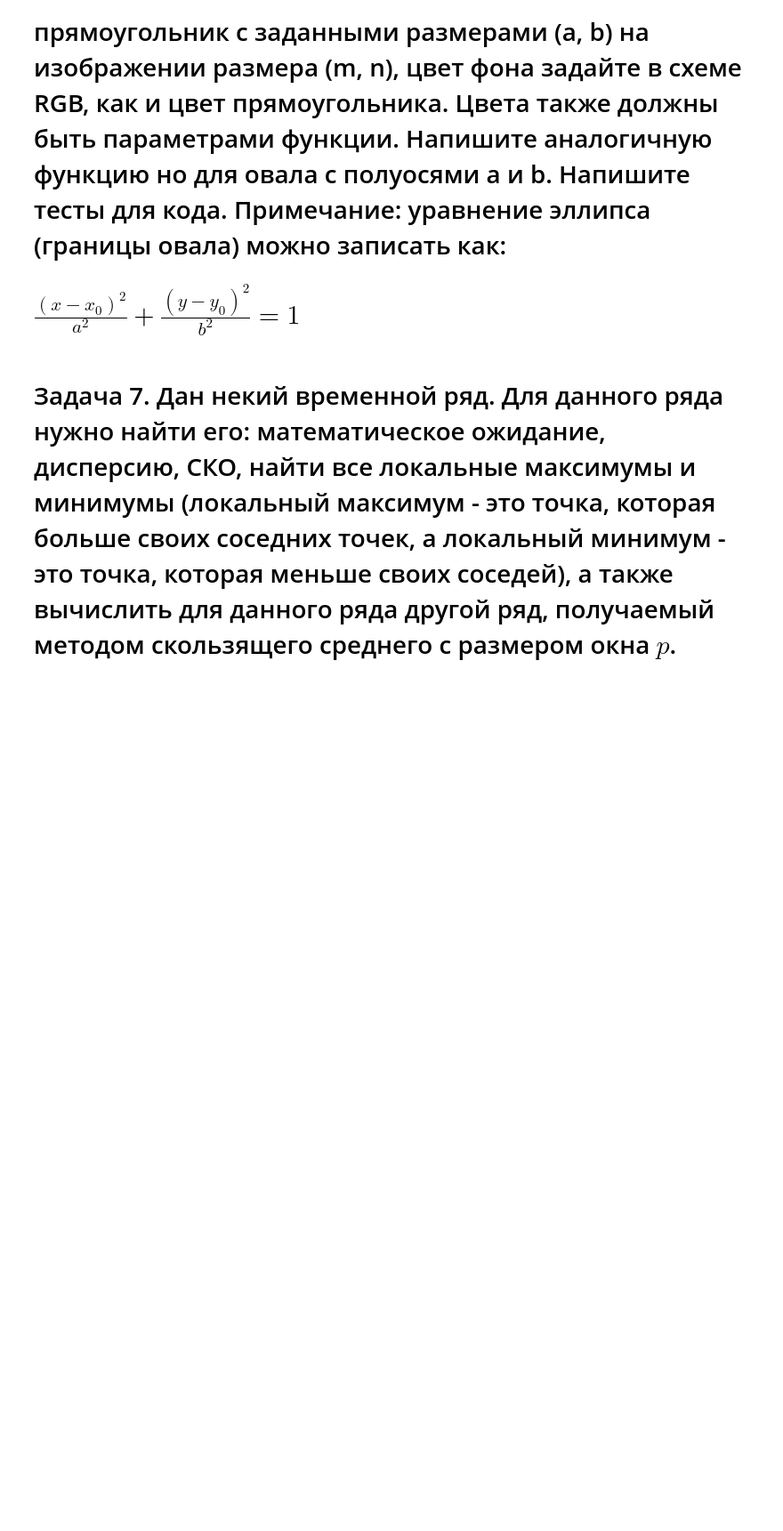
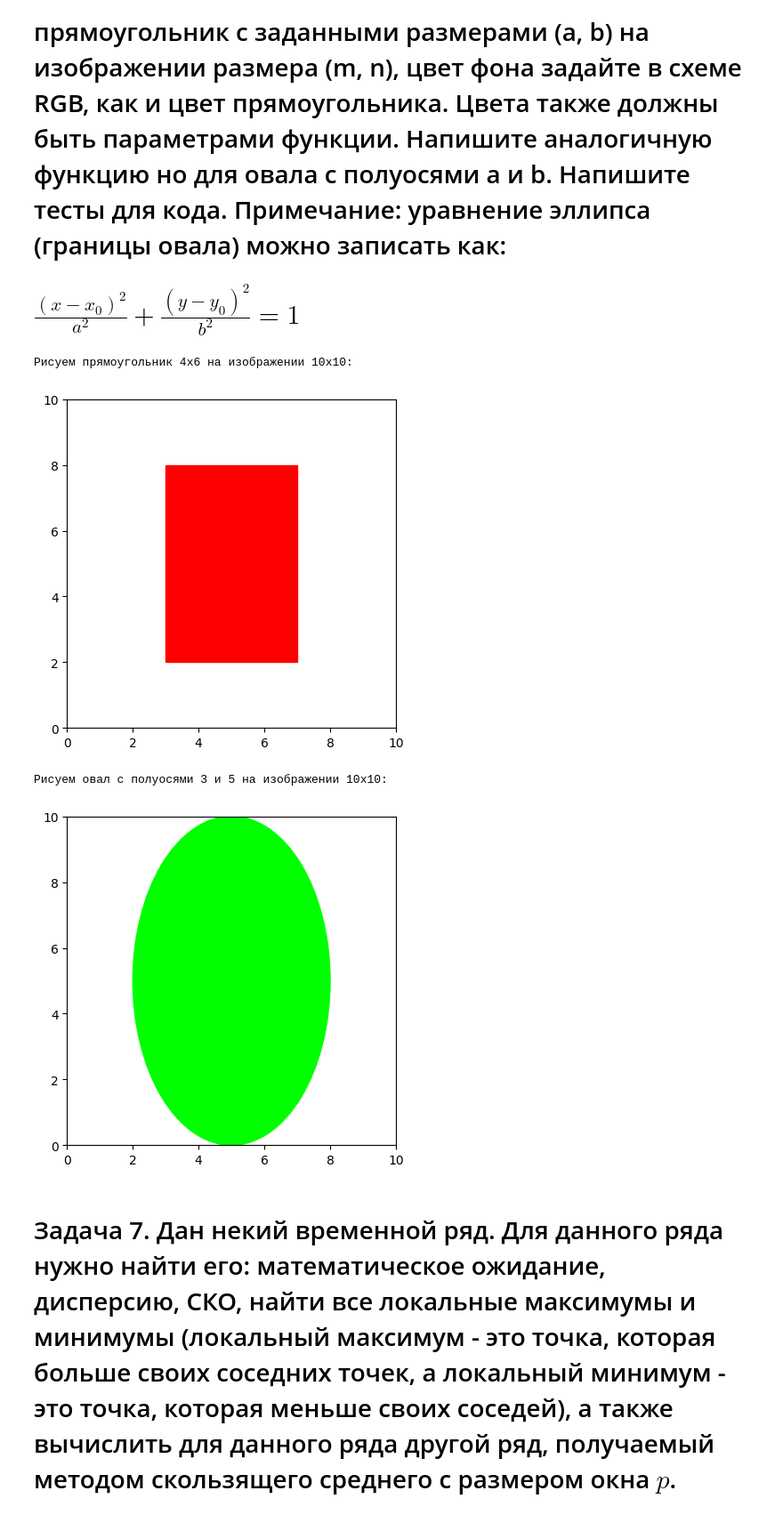
Before and after one commit to AMekhrza/lab1, a Jupyter notebook: numpy.ipynb, the cells around one changed output. Shown at 89% size. Drawn from its saved outputs; the diff is of its cells as text; code cells hidden in the pictures; blank space fills up the shorter version.

```diff
--- a/numpy.ipynb
+++ b/numpy.ipynb
@@ -253,3 +245,78 @@ def draw_ellipse(a, b, m, n, ellipse_color, background_color):
+# %%
+from matplotlib.patches import Rectangle, Ellipse
+def draw_rectangle(a, b, m, n, rectangle_color, background_color):
+    """
+    Рисует прямоугольник размером (a, b) на изображении (m, n) с заданным цветом фона и прямоугольника.
+
+    :param a: ширина прямоугольника
+    :param b: высота прямоугольника
+    :param m: высота изображения
+    :param n: ширина изображения
+    :param rectangle_color: цвет прямоугольника (формат RGB)
+    :param background_color: цвет фона (формат RGB)
+    """
+    # Создаем пустое изображение с заданным фоновым цветом
+    fig, ax = plt.subplots()
+    ax.set_xlim(0, n)
+    ax.set_ylim(0, m)
+    ax.set_facecolor(background_color)
+
+    # Создаем прямоугольник
+    rect = Rectangle(((n - a) / 2, (m - b) / 2), a, b, color=rectangle_color)
+
+    # Добавляем прямоугольник на изображение
+    ax.add_patch(rect)
+
+    # Отображаем изображение
+    plt.gca().set_aspect('equal', adjustable='box')
+    plt.show()
+
+
+def draw_ellipse(a, b, m, n, ellipse_color, background_color):
+    """
+    Рисует овал с полуосями a и b на изображении (m, n) с заданным цветом фона и овала.
+
+    :param a: длина полуоси по оси x
+    :param b: длина полуоси по оси y
+    :param m: высота изображения
+    :param n: ширина изображения
+    :param ellipse_color: цвет овала (формат RGB)
+    :param background_color: цвет фона (формат RGB)
+    """
+    # Создаем пустое изображение с заданным фоновым цветом
+    fig, ax = plt.subplots()
+    ax.set_xlim(0, n)
+    ax.set_ylim(0, m)
+    ax.set_facecolor(background_color)
+
+    # Создаем овал
+    ellipse = Ellipse((n / 2, m / 2), 2 * a, 2 * b, color=ellipse_color)
+
+    # Добавляем овал на изображение
+    ax.add_patch(ellipse)
+
+    # Отображаем изображение
+    plt.gca().set_aspect('equal', adjustable='box')
+    plt.show()
+
+
+# Тесты
+def test_draw_shapes():
+    # Тест 1: Прямоугольник размером 4x6 на изображении 10x10
+    print("Рисуем прямоугольник 4x6 на изображении 10x10:")
+    draw_rectangle(4, 6, 10, 10, rectangle_color=(1, 0, 0), background_color=(1, 1, 1))  # красный прямоугольник на белом фоне
+
+    # Тест 2: Овал с полуосями 3 и 5 на изображении 10x10
+    print("Рисуем овал с полуосями 3 и 5 на изображении 10x10:")
+    draw_ellipse(3, 5, 10, 10, ellipse_color=(0, 1, 0), background_color=(1, 1, 1))  # зеленый овал на белом фоне
+
+# Запуск тестов
+test_draw_shapes()
+# %% [output]
+Рисуем прямоугольник 4x6 на изображении 10x10:
+[figure, added]
+Рисуем овал с полуосями 3 и 5 на изображении 10x10:
+[figure, added]
 # %% [markdown]
 <h1>Задача 7. Дан некий временной ряд. Для данного ряда нужно найти его: математическое ожидание, дисперсию, СКО, найти все локальные максимумы и минимумы (локальный максимум - это точка, которая больше своих соседних точек, а локальный минимум - это точка, которая меньше своих соседей), а также вычислить для данного ряда другой ряд, получаемый методом скользящего среднего с размером окна $p$.
 <h1>Примечание: метод скользящего среднего подразумевает нахождение среднего из подмножетсва ряда размером $p$
```
Also changed, not shown: parts of 1 cell of this notebook.
